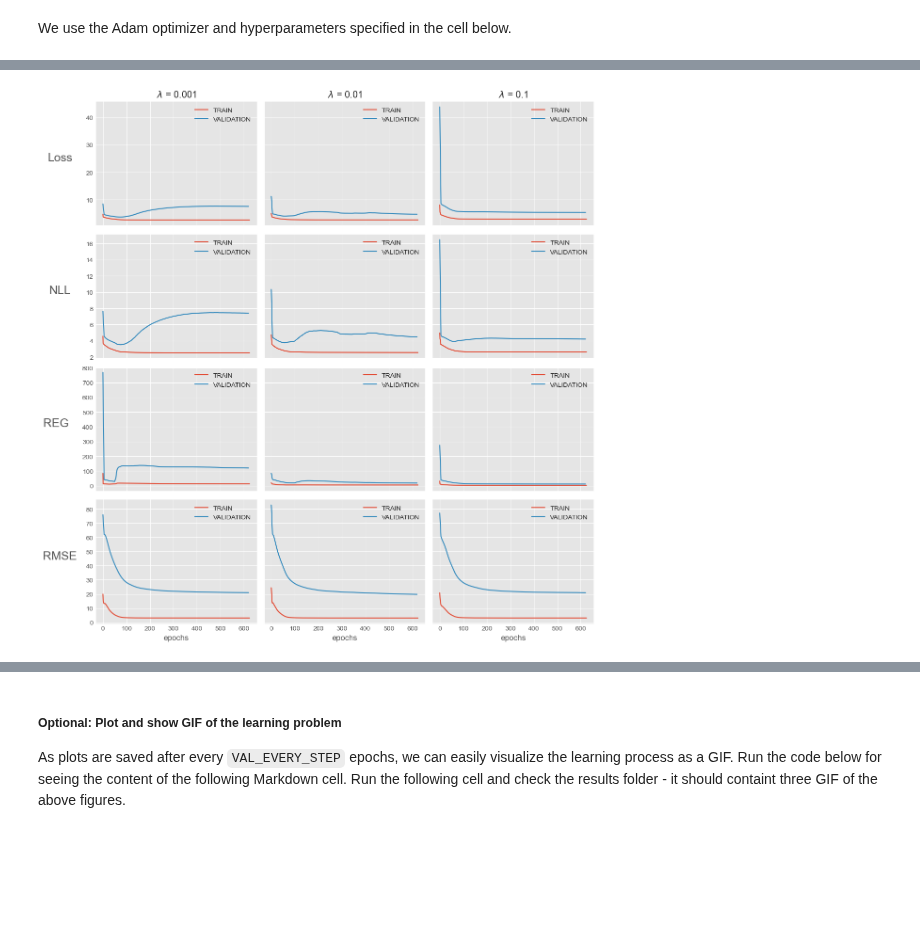
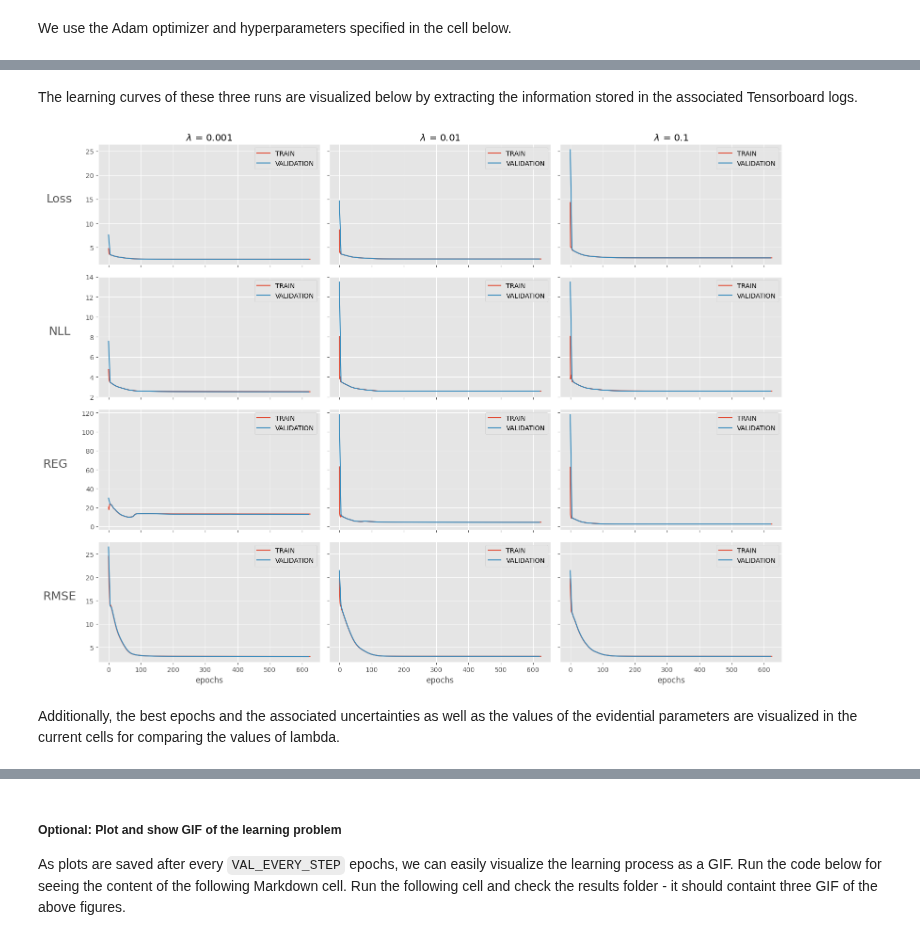
Before and after one commit to albertkjoller/uq-gnn, a Jupyter notebook: explainer_notebook.ipynb, the cells around one changed output, grey strips where cells are left out. Saved outputs shown, nothing was run; the diff lists cells and outputs as text; code cells hidden in the pictures; blank space fills up the shorter version.

```diff
--- a/explainer_notebook.ipynb
+++ b/explainer_notebook.ipynb
@@ -47,7 +48,7 @@ import matplotlib.pyplot as plt
 from omegaconf import OmegaConf
 # %%
 %matplotlib inline
-plt.style.use('seaborn-white')
+#plt.style.use('seaborn-white')
 # %% [markdown]
 ### 1. Learning with uncertainty - why and how? <a class="anchor" id="1"></a>
 
@@ -353,6 +355,8 @@ HIDDEN_DIM = 100
 args.lr = LR = 5e-3
 args.loss_function = LOSS_FUNCTION = 'NIGLoss'
 args.epochs = EPOCHS = 625
+args.kappa = KAPPA = 0.0
+args.kappa_decay = KAPPA_DECAY = 1.0
 args.seed = SEED = 0
 args.device = DEVICE = 'cuda'
 
@@ -441,3 +446,5 @@ EPOCH 620 --> BEST CHECKPOINT SAVED!     Validation Loss: 5.300820711993184
+# %% [markdown]
+The learning curves of these three runs are visualized below by extracting the information stored in the associated Tensorboard logs.
 # %%
 from content.modules.utils import _load_tb_run
 
@@ -462,29 +469,31 @@ def extract_tb_results(args):
 # %%
 lambdas = [0.001, 0.01, 0.1]
 losses = ['Loss', 'NLL', 'REG', 'RMSE']
 
-fig, axs = plt.subplots(len(losses), len(lambdas), figsize=(12, 12), sharex=True, sharey='row')
+fig, axs = plt.subplots(len(losses), len(lambdas), figsize=(16, 12), sharex=True, sharey='row')
 for j, lambda_ in enumerate(lambdas):
 
     args.NIG_lambda = NIG_LAMBDA = lambda_
     EXPERIMENT_VERSION = f'lambda{NIG_LAMBDA}'
     args.experiment_name = f"{EXPERIMENT_NAME}-{EXPERIMENT_VERSION}"
 
     # Get tb results
     df_train, df_val = extract_tb_results(args)
 
     for i, loss_name in enumerate(losses):
         df_train.plot(x='epochs', y=loss_name, ax=axs[i, j], label='TRAIN')
         df_val.plot(x='epochs', y=loss_name, ax=axs[i, j], label='VALIDATION')
         if i == 0:
             axs[i, j].set_title(f'$\lambda$ = {args.NIG_lambda}')
         if j == 0:
             axs[i, j].set_ylabel(loss_name, rotation=0, labelpad=40, fontsize=18)
 
 plt.tight_layout()
 plt.show()
 # %% [output]
-[figure, old version]
+[figure, new version]
+# %% [markdown]
+Additionally, the best epochs and the associated uncertainties as well as the values of the evidential parameters are visualized in the current cells for comparing the values of lambda.
 # %%
 def visualize_best_epoch(experiment_name, best_epoch, model_type: str, title=None):
     if model_type == 'EVIDENTIAL':
```
Also changed, not shown: parts of 26 cells of this notebook, 1 other file.
